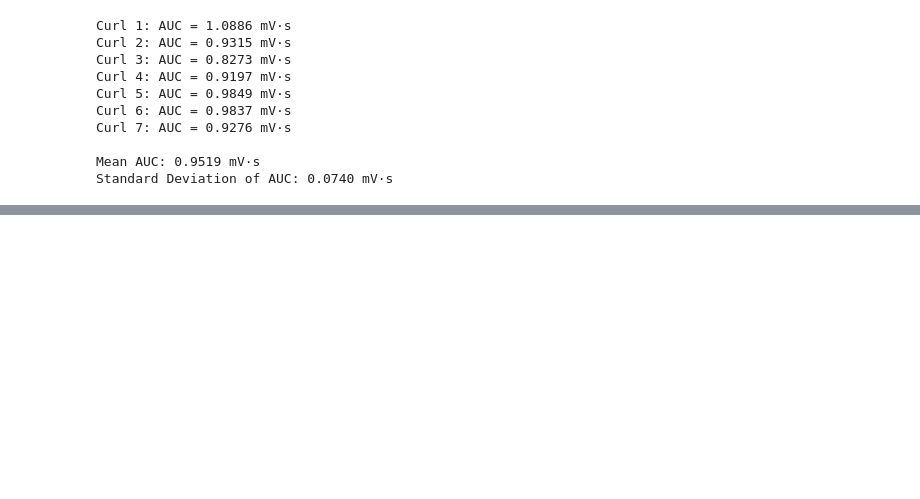
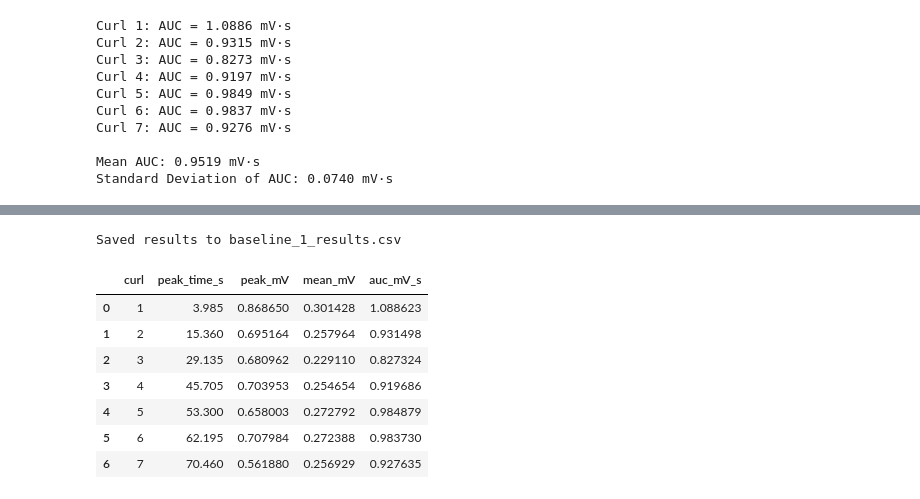
Before and after one commit to BIPN145/BIPN145.github.io, a Jupyter notebook: _build/html/_sources/FinalProjects/EMGAnalysis.ipynb, the cells around one changed output, grey strips where cells are left out. Drawn from its saved outputs; the diff is of its cells as text; code cells hidden in the pictures; blank space fills up the shorter version.

```diff
--- a/_build/html/_sources/FinalProjects/EMGAnalysis.ipynb
+++ b/_build/html/_sources/FinalProjects/EMGAnalysis.ipynb
@@ -182,0 +189,9 @@ plt.show()
+# %%
+# Collect the peak voltage for each curl
+peak_voltages = [recording[peak_idx] for peak_idx in peaks]
+
+# Print results
+for i, peak_val in enumerate(peak_voltages):
+    print(f'Curl {i + 1}: Peak EMG = {peak_val:.4f} mV')
+print(f'\nMean peak across all curls: {np.mean(peak_voltages):.4f} mV')
+print(f'Standard deviation:          {np.std(peak_voltages):.4f} mV')
@@ -242,0 +275,28 @@ Standard Deviation of AUC: 0.0740 mV·s
+# %%
+import pandas as pd
+
+# Combine the peak, mean, and AUC results into one table (one row per curl)
+results = pd.DataFrame({
+    'curl':        np.arange(1, len(peaks) + 1),
+    'peak_time_s': np.round(timestamps[peaks], 4),
+    'peak_mV':     peak_voltages,
+    'mean_mV':     means,
+    'auc_mV_s':    areas,
+})
+
+# Save alongside the input file, e.g. "baseline_1.txt" -> "baseline_1_results.csv"
+output_filename = filename.rsplit('.', 1)[0] + '_results.csv'
+results.to_csv(output_filename, index=False)
+
+print(f'Saved results to {output_filename}')
+results
+# %% [output]
+Saved results to baseline_1_results.csv
+|  | curl | peak_time_s | peak_mV | mean_mV | auc_mV_s |
+| 0 | 1 | 3.985 | 0.868650 | 0.301428 | 1.088623 |
+| 1 | 2 | 15.360 | 0.695164 | 0.257964 | 0.931498 |
+| 2 | 3 | 29.135 | 0.680962 | 0.229110 | 0.827324 |
+| 3 | 4 | 45.705 | 0.703953 | 0.254654 | 0.919686 |
+| 4 | 5 | 53.300 | 0.658003 | 0.272792 | 0.984879 |
+| 5 | 6 | 62.195 | 0.707984 | 0.272388 | 0.983730 |
+| 6 | 7 | 70.460 | 0.561880 | 0.256929 | 0.927635 |
```
Also changed, not shown: parts of 5 cells of this notebook, 11 other files.
